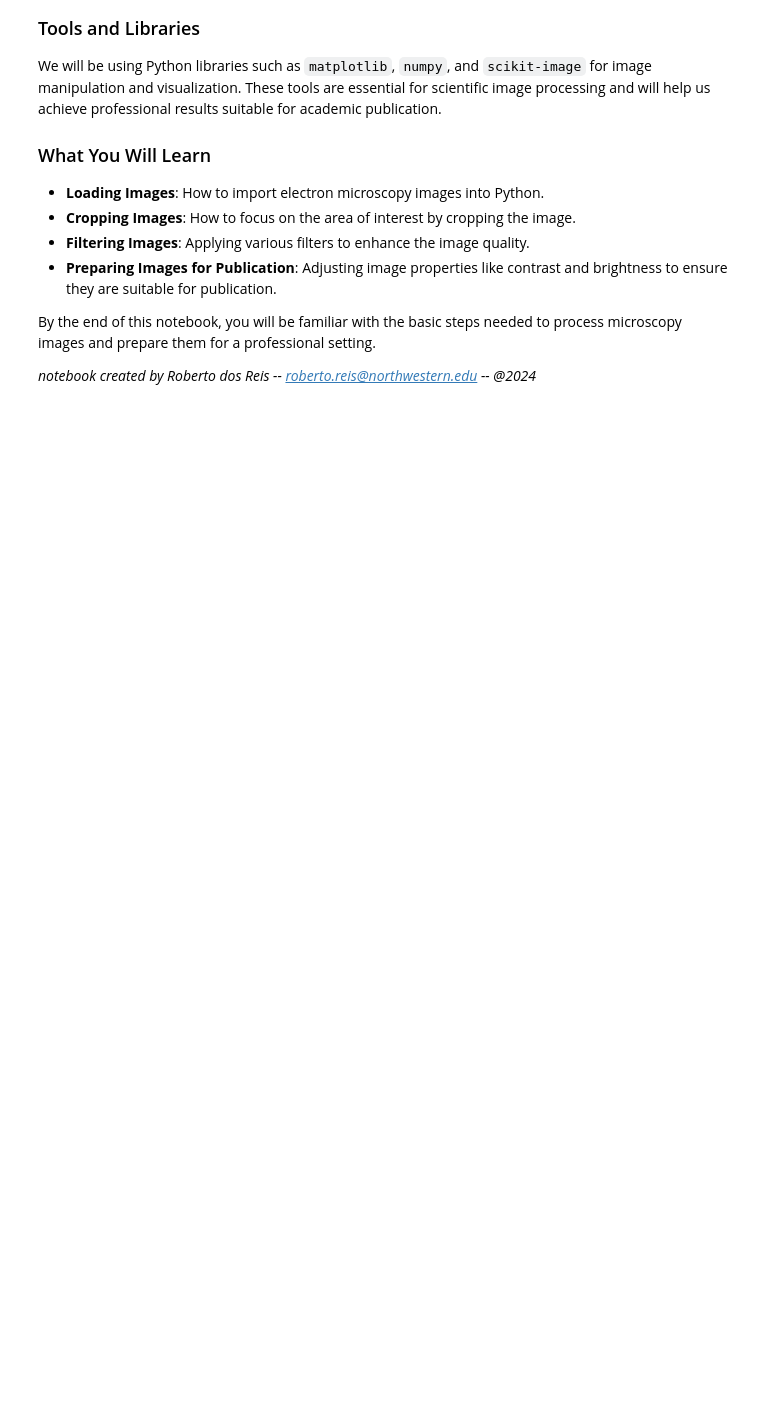
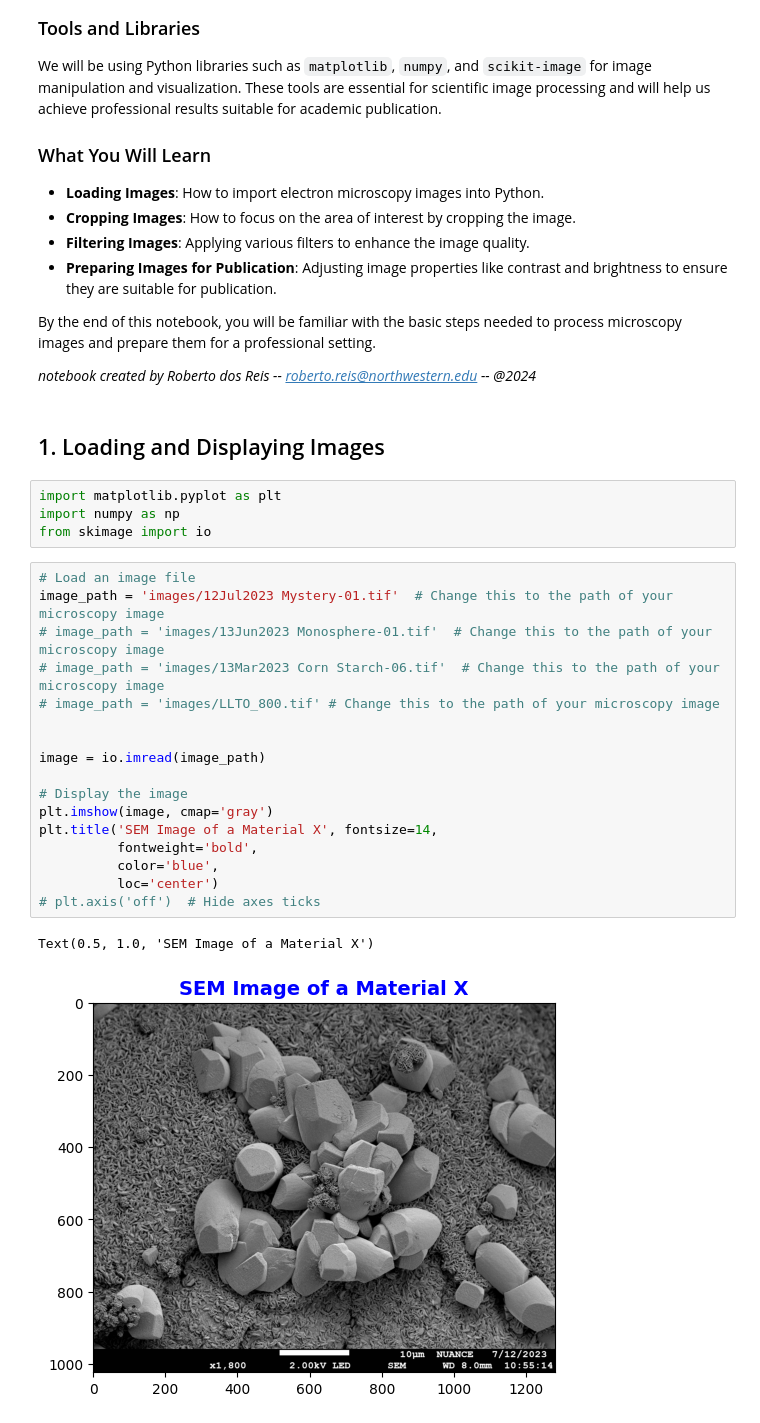
Before and after one commit to rmsreis/NUANCE_TechTalk_2024, a Jupyter notebook: 2D_Datasets/2D_Image_Analysis.ipynb, the cells around one changed output. Cells and saved outputs as stored; diff of their text form; blank space fills up the shorter version.

Commit message:
improve notebook for 2D image datasets

```diff
--- a/2D_Datasets/2D_Image_Analysis.ipynb
+++ b/2D_Datasets/2D_Image_Analysis.ipynb
@@ -17,3 +17,29 @@ We will be using Python libraries such as `matplotlib`, `numpy`, and `scikit-ima
 By the end of this notebook, you will be familiar with the basic steps needed to process microscopy images and prepare them for a professional setting.
 
 *notebook created by Roberto dos Reis -- roberto.reis@northwestern.edu -- @2024*
+# %% [markdown]
+## 1. Loading and Displaying Images
+# %%
+import matplotlib.pyplot as plt
+import numpy as np
+from skimage import io
+# %%
+# Load an image file
+image_path = 'images/12Jul2023 Mystery-01.tif'  # Change this to the path of your microscopy image
+# image_path = 'images/13Jun2023 Monosphere-01.tif'  # Change this to the path of your microscopy image
+# image_path = 'images/13Mar2023 Corn Starch-06.tif'  # Change this to the path of your microscopy image
+# image_path = 'images/LLTO_800.tif' # Change this to the path of your microscopy image
+
+
+image = io.imread(image_path)
+
+# Display the image
+plt.imshow(image, cmap='gray')
+plt.title('SEM Image of a Material X', fontsize=14,
+          fontweight='bold',
+          color='blue',
+          loc='center')
+# plt.axis('off')  # Hide axes ticks
+# %% [output]
+Text(0.5, 1.0, 'SEM Image of a Material X')
+[figure, added]
```
Also changed, not shown: parts of 13 cells of this notebook, 9 other files.
